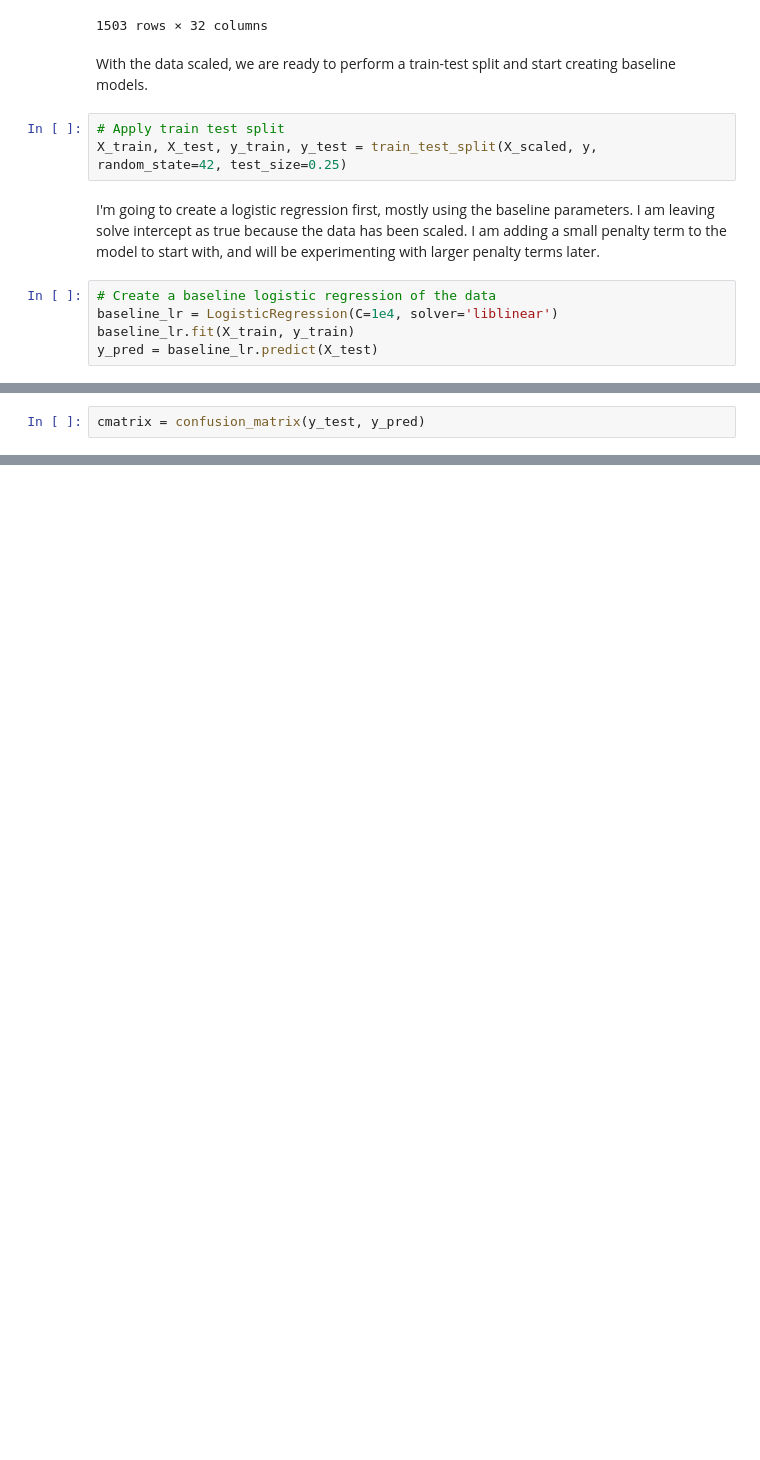
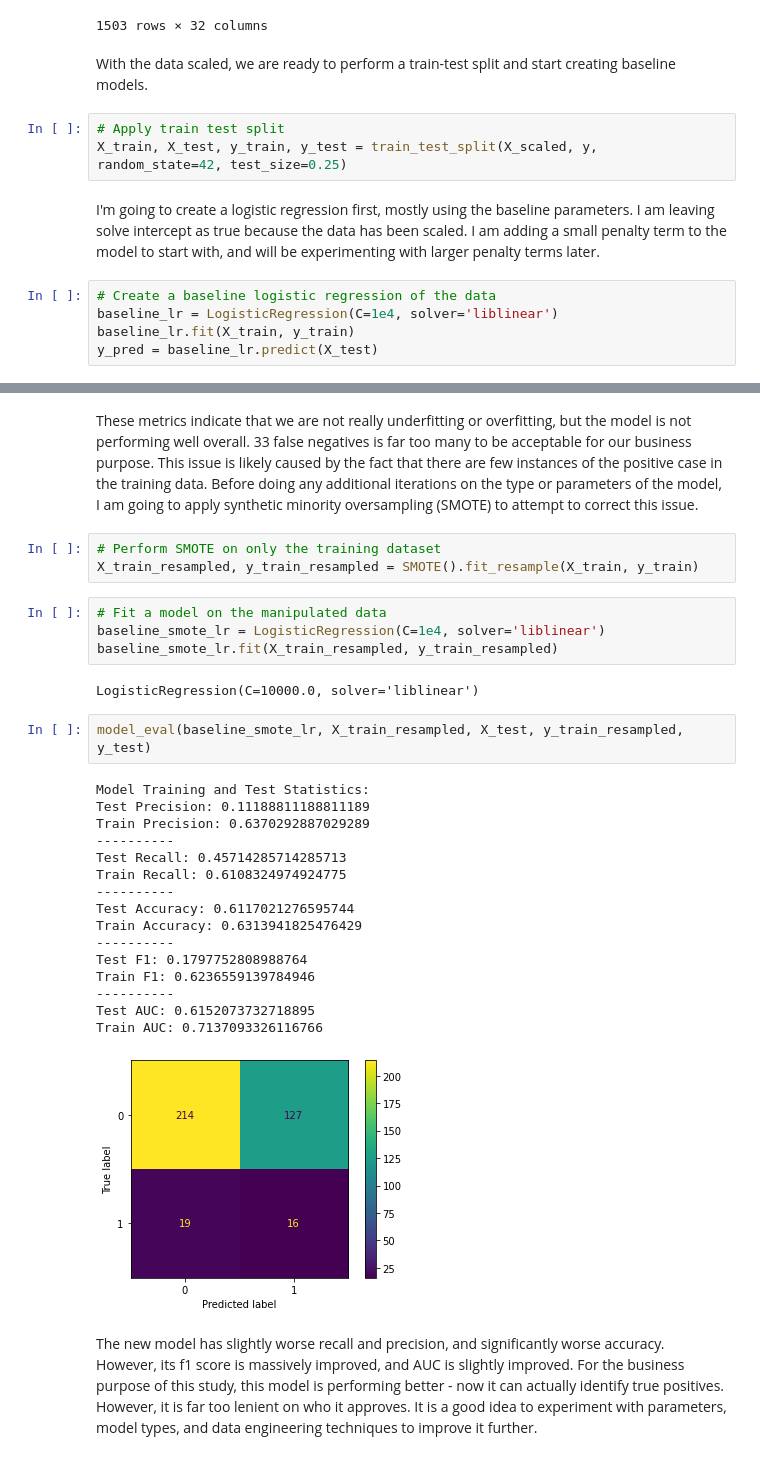
Before and after one commit to Davidkeebler/Credit_Card_Approvals_and_Denials_Prediction, a Jupyter notebook: Untitled.ipynb, the cells around one changed output, grey strips where cells are left out. Cells and saved outputs as stored; diff of their text form; blank space fills up the shorter version.

Commit message:
Replace manual calculation with function that creates evaluation metrics. Apply SMOTE and make a new LR model with engineered data.

```diff
--- a/Untitled.ipynb
+++ b/Untitled.ipynb
@@ -272,2 +246,0 @@ AUC scores are hard to interpret, but this provides a decent baseline that I wil
-# %%
-cmatrix = confusion_matrix(y_test, y_pred)
@@ -280,0 +322,32 @@ This display makes it clear that the model is struggling to identify individuals
+# %% [markdown]
+These metrics indicate that we are not really underfitting or overfitting, but the model is not performing well overall. 33 false negatives is far too many to be acceptable for our business purpose. This issue is likely caused by the fact that there are few instances of the positive case in the training data. Before doing any additional iterations on the type or parameters of the model, I am going to apply synthetic minority oversampling (SMOTE) to attempt to correct this issue.
+# %%
+# Perform SMOTE on only the training dataset
+X_train_resampled, y_train_resampled = SMOTE().fit_resample(X_train, y_train)
+# %%
+# Fit a model on the manipulated data
+baseline_smote_lr = LogisticRegression(C=1e4, solver='liblinear')
+baseline_smote_lr.fit(X_train_resampled, y_train_resampled)
+# %% [output]
+LogisticRegression(C=10000.0, solver='liblinear')
+# %%
+model_eval(baseline_smote_lr, X_train_resampled, X_test, y_train_resampled, y_test)
+# %% [output]
+Model Training and Test Statistics:
+Test Precision: 0.11188811188811189
+Train Precision: 0.6370292887029289
+----------
+Test Recall: 0.45714285714285713
+Train Recall: 0.6108324974924775
+----------
+Test Accuracy: 0.6117021276595744
+Train Accuracy: 0.6313941825476429
+----------
+Test F1: 0.1797752808988764
+Train F1: 0.6236559139784946
+----------
+Test AUC: 0.6152073732718895
+Train AUC: 0.7137093326116766
+[figure, added]
+# %% [markdown]
+The new model has slightly worse recall and precision, and significantly worse accuracy. However, its f1 score is massively improved, and AUC is slightly improved. For the business purpose of this study, this model is performing better  - now it can actually identify true positives. However, it is far too lenient on who it approves. It is a good idea to experiment with parameters, model types, and data engineering techniques to improve it further.
```
Also changed, not shown: parts of 9 cells of this notebook.
